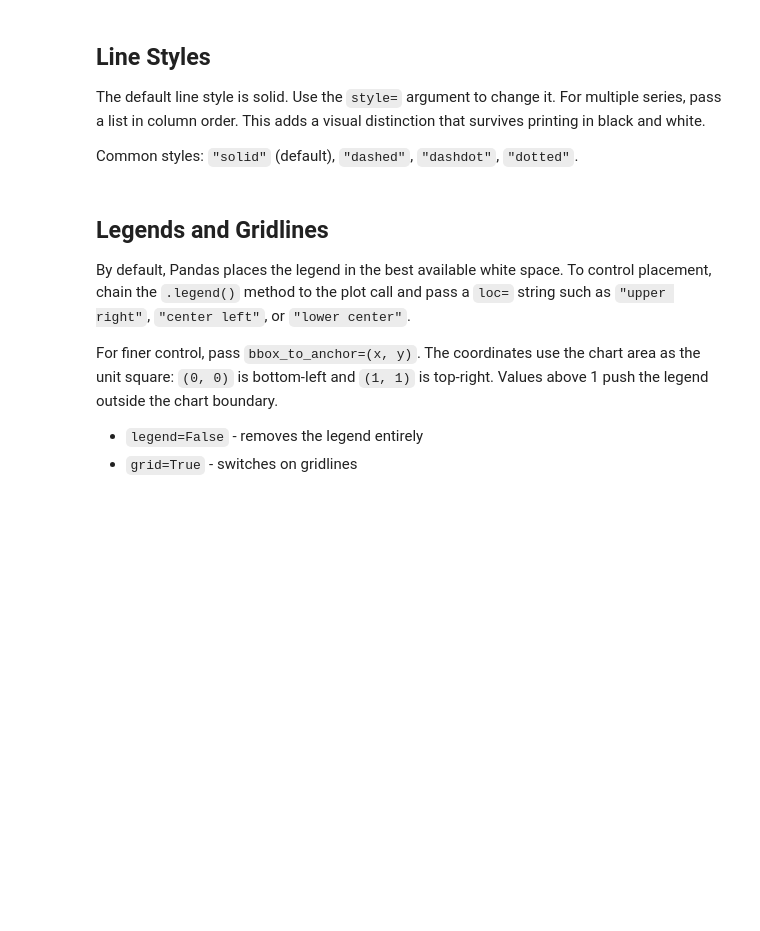
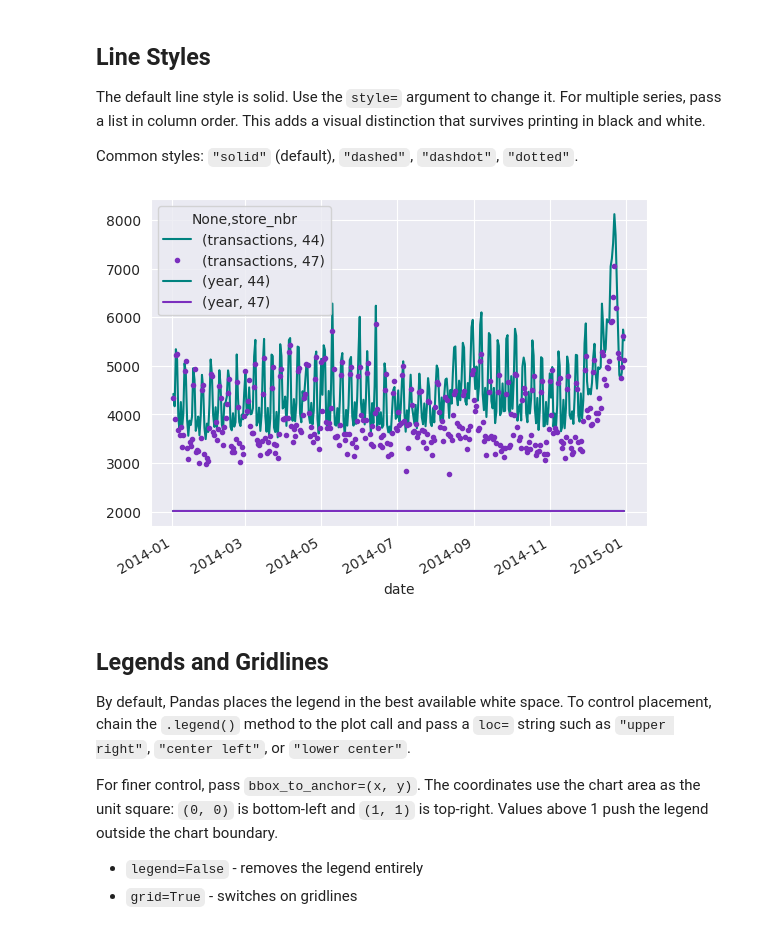
Before and after one commit to Calebchike/NDI-Python-Class, a Jupyter notebook: 12_data_visualisation_with_pandas.ipynb, the cells around one changed output. Cells and saved outputs as stored; diff of their text form; code cells hidden in the pictures; blank space fills up the shorter version.

```diff
--- a/12_data_visualisation_with_pandas.ipynb
+++ b/12_data_visualisation_with_pandas.ipynb
@@ -222,13 +329,14 @@ that survives printing in black and white.
 
 Common styles: `"solid"` (default), `"dashed"`, `"dashdot"`, `"dotted"`.
 # %%
-# Filter to 2014 so the dashing is visible at this scale
 stores_2014 = stores_pivot.loc["2014"]
 
 stores_2014.plot(
     color=["#00827F", "#7B2FBE"],
-    style=["solid", "dashed"],
+    style=["-", "."],
 );
+# %% [output]
+[figure, added]
 # %% [markdown]
 ## Legends and Gridlines
 
```
Also changed, not shown: parts of 35 cells of this notebook.
